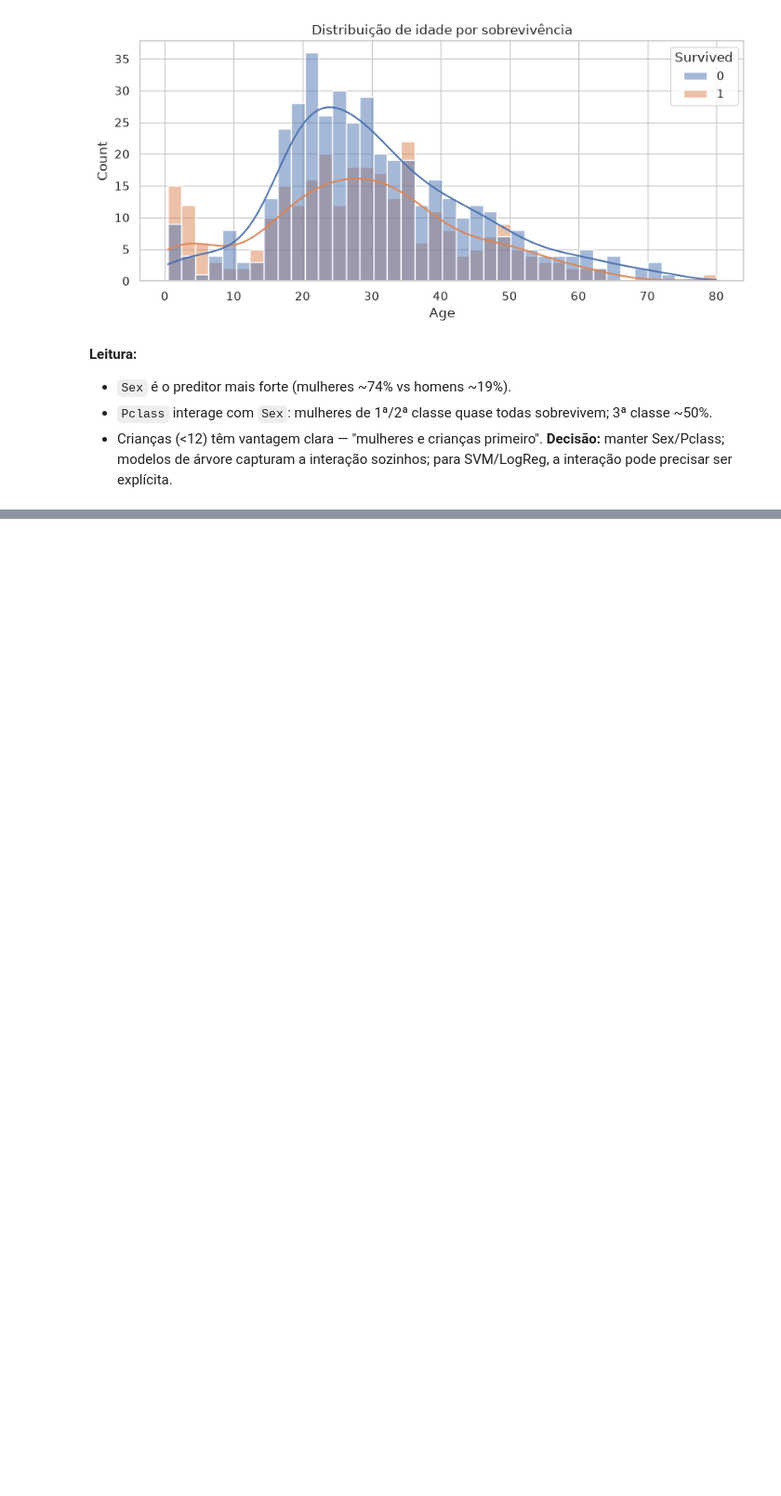
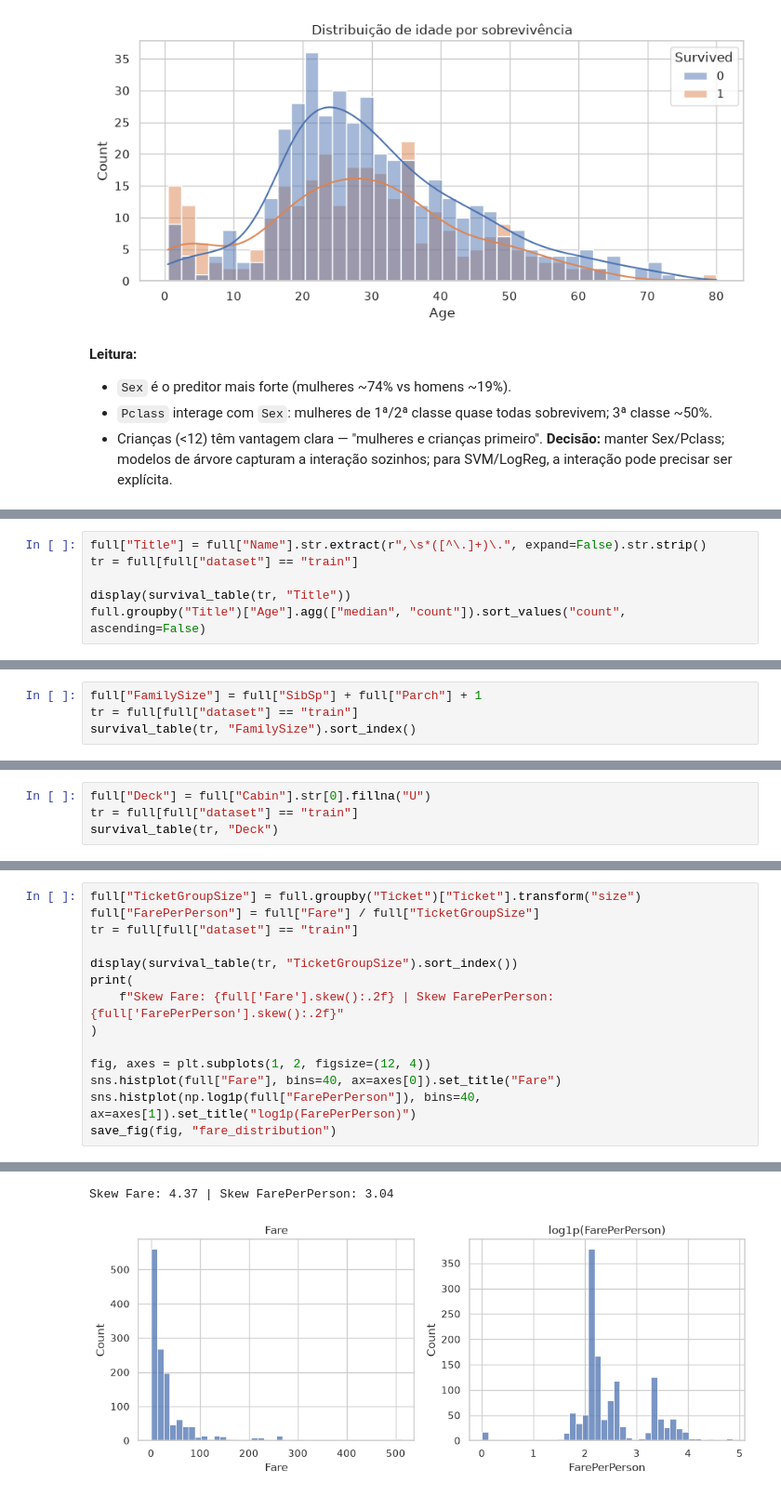
Before and after one commit to RToyoyama/titanic-duelo-final, a Jupyter notebook: notebooks/01_eda.ipynb, the cells around one changed output, grey strips where cells are left out. Shown at 93% size. Drawn from its saved outputs; the diff is of its cells as text; blank space fills up the shorter version.

```diff
--- a/notebooks/01_eda.ipynb
+++ b/notebooks/01_eda.ipynb
@@ -134,0 +139,6 @@ survival_table(train.assign(AgeBand=age_bands), "AgeBand")
+# %%
+full["Title"] = full["Name"].str.extract(r",\s*([^\.]+)\.", expand=False).str.strip()
+tr = full[full["dataset"] == "train"]
+
+display(survival_table(tr, "Title"))
+full.groupby("Title")["Age"].agg(["median", "count"]).sort_values("count", ascending=False)
@@ -134,0 +183,4 @@ survival_table(train.assign(AgeBand=age_bands), "AgeBand")
+# %%
+full["FamilySize"] = full["SibSp"] + full["Parch"] + 1
+tr = full[full["dataset"] == "train"]
+survival_table(tr, "FamilySize").sort_index()
@@ -134,0 +199,4 @@ survival_table(train.assign(AgeBand=age_bands), "AgeBand")
+# %%
+full["Deck"] = full["Cabin"].str[0].fillna("U")
+tr = full[full["dataset"] == "train"]
+survival_table(tr, "Deck")
@@ -134,0 +215,15 @@ survival_table(train.assign(AgeBand=age_bands), "AgeBand")
+# %%
+full["TicketGroupSize"] = full.groupby("Ticket")["Ticket"].transform("size")
+full["FarePerPerson"] = full["Fare"] / full["TicketGroupSize"]
+tr = full[full["dataset"] == "train"]
+
+display(survival_table(tr, "TicketGroupSize").sort_index())
+print(
+    f"Skew Fare: {full['Fare'].skew():.2f} | Skew FarePerPerson: {full['FarePerPerson'].skew():.2f}"
+)
+
+fig, axes = plt.subplots(1, 2, figsize=(12, 4))
+sns.histplot(full["Fare"], bins=40, ax=axes[0]).set_title("Fare")
+sns.histplot(np.log1p(full["FarePerPerson"]), bins=40, ax=axes[1]).set_title("log1p(FarePerPerson)")
+save_fig(fig, "fare_distribution")
+# %% [output]
@@ -134,0 +241,2 @@ survival_table(train.assign(AgeBand=age_bands), "AgeBand")
+Skew Fare: 4.37 | Skew FarePerPerson: 3.04
+[figure, added]
```
Also changed, not shown: parts of 9 cells of this notebook, 1 other file.
